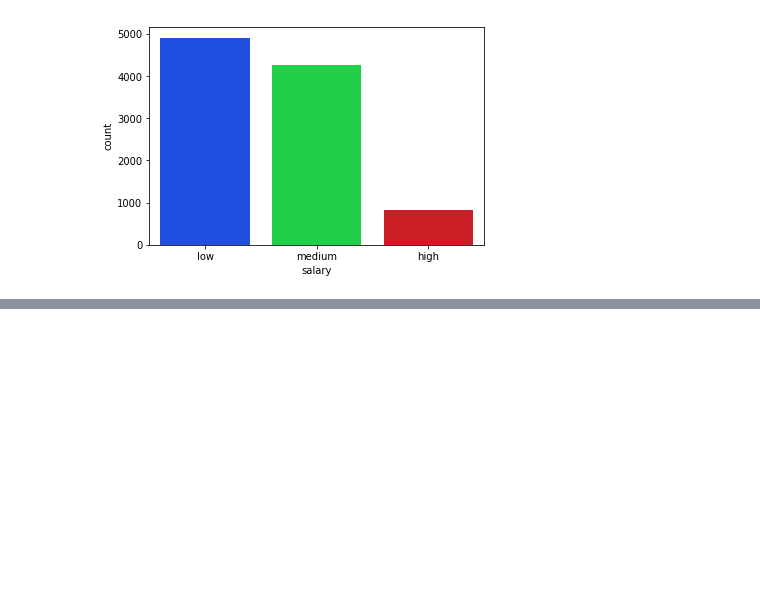
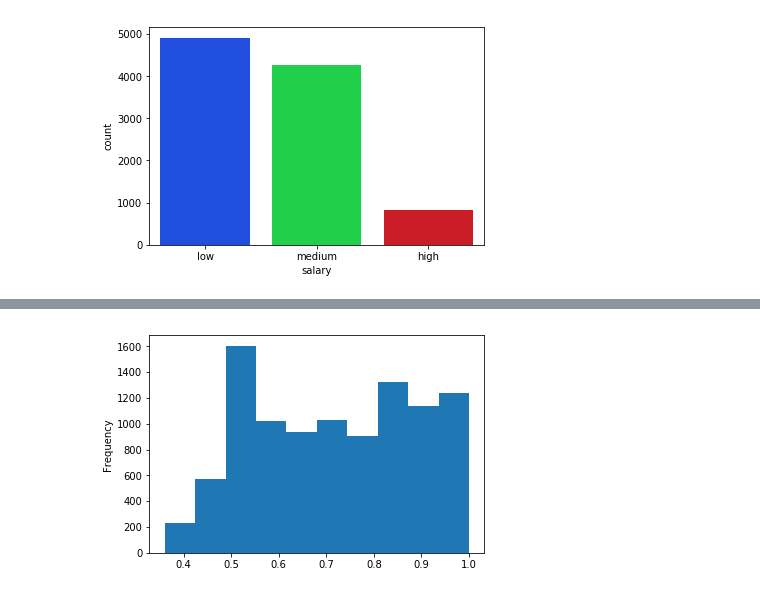
Before and after one commit to hhzanalyticslab/dbm16-hr-competition, a Jupyter notebook: EDA_hr_train.ipynb, the cells around one changed output, grey strips where cells are left out. Drawn from its saved outputs; the diff is of its cells as text; code cells hidden in the pictures; blank space fills up the shorter version.

```diff
--- a/EDA_hr_train.ipynb
+++ b/EDA_hr_train.ipynb
@@ -127,0 +145,4 @@ sns.countplot(x='salary', data=df, palette='bright', order=df['salary'].value_co
+# %%
+df['last_evaluation'].plot.hist();
+# %% [output]
+[figure, added]
```
Also changed, not shown: parts of 19 cells of this notebook.
